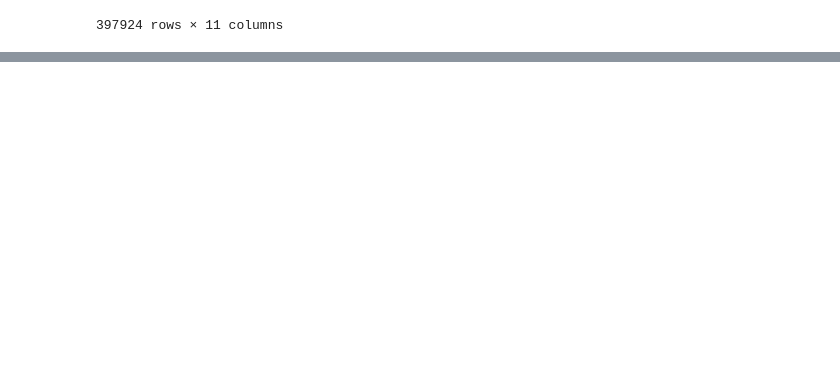
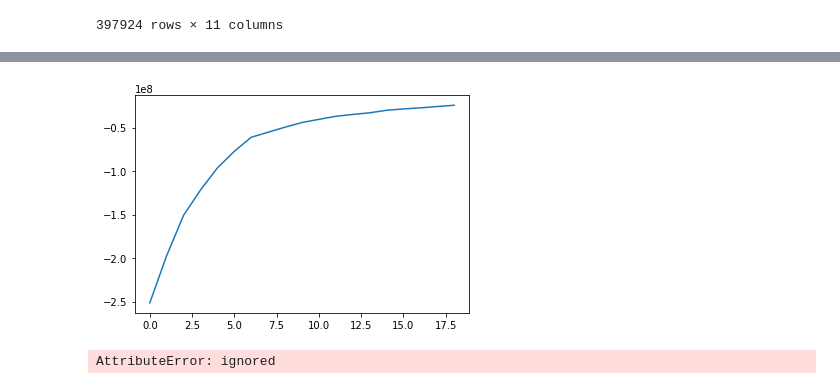
Before and after one commit to SBGuillermo/TFM-AnalisisComercio, a Jupyter notebook: Notebooks/5_Unsupervised_learning.ipynb, the cells around one changed output, grey strips where cells are left out. Drawn from its saved outputs; the diff is of its cells as text; code cells hidden in the pictures; blank space fills up the shorter version.

```diff
--- a/Notebooks/5_Unsupervised_learning.ipynb
+++ b/Notebooks/5_Unsupervised_learning.ipynb
@@ -93,0 +393,4 @@ df = df.drop(['Unnamed: 0','Unnamed: 0.1'], axis=1)
+# %%
+NormalizePrize_data = pd.DataFrame()
+NormalizePrize_data['NormalizePrice'] = Final_data2.PrecioTotal
+NormalizePrize_data
@@ -93,0 +412,6 @@ df = df.drop(['Unnamed: 0','Unnamed: 0.1'], axis=1)
+# %%
+def mean_norm(df_input):
+    return df_input.apply(lambda x: (x-x.mean())/ x.std(), axis=0)
+# %%
+NormalizePrize_data_mean = mean_norm(NormalizePrize_data)
+NormalizePrize_data_mean
@@ -93,0 +453,4 @@ df = df.drop(['Unnamed: 0','Unnamed: 0.1'], axis=1)
+# %%
+NormalizePrize_data_total = pd.concat([NormalizePrize_data_mean,Final_data2], axis= 1)
+NormalizePrize_data_total = NormalizePrize_data_total.drop('PrecioTotal', axis=1)
+NormalizePrize_data_total.head()
@@ -93,0 +465,15 @@ df = df.drop(['Unnamed: 0','Unnamed: 0.1'], axis=1)
+# %%
+nc = range(1, 20)
+kmeans = [KMeans(n_clusters=i) for i in nc]
+score = [kmeans[i].fit(NormalizePrize_data_total).score(NormalizePrize_data_total) for i in range(len(kmeans))]
+
+plt.plot(score);
+# %% [output]
+[figure, added]
+# %%
+Final_data_cluster = NormalizePrize_data_total.copy()
+Final_data_cluster["cluster"] = kmeans.predict(NormalizePrize_data_total)
+
+height = len(Final_data_cluster["cluster"].unique())
+# %% [output]
+AttributeError: ignored
```
Also changed, not shown: parts of 62 cells of this notebook.
